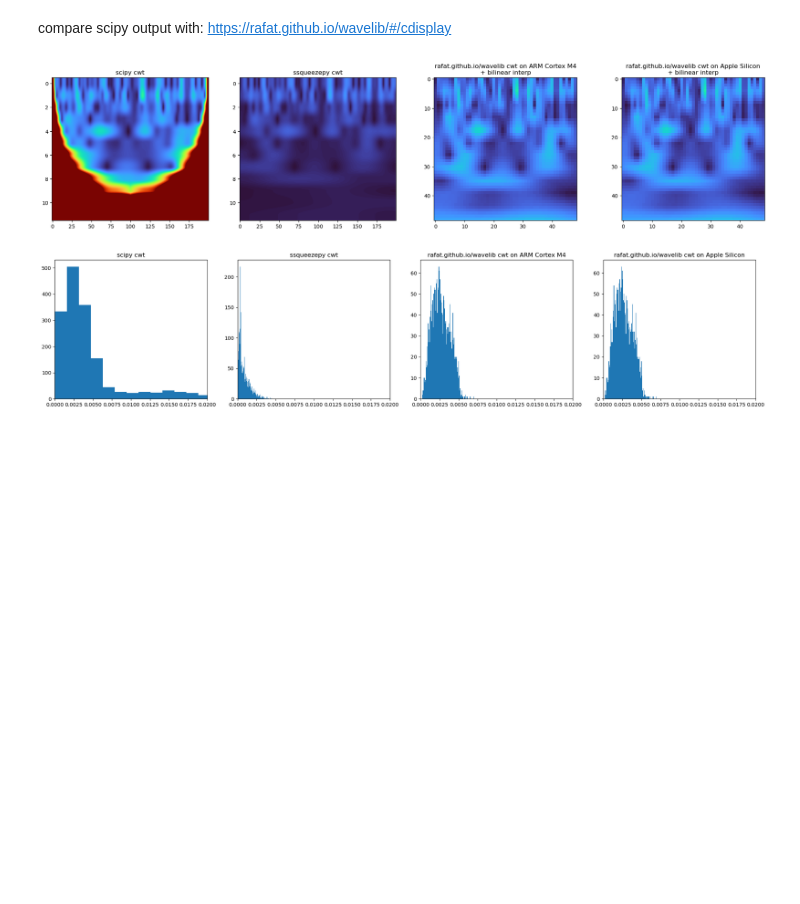
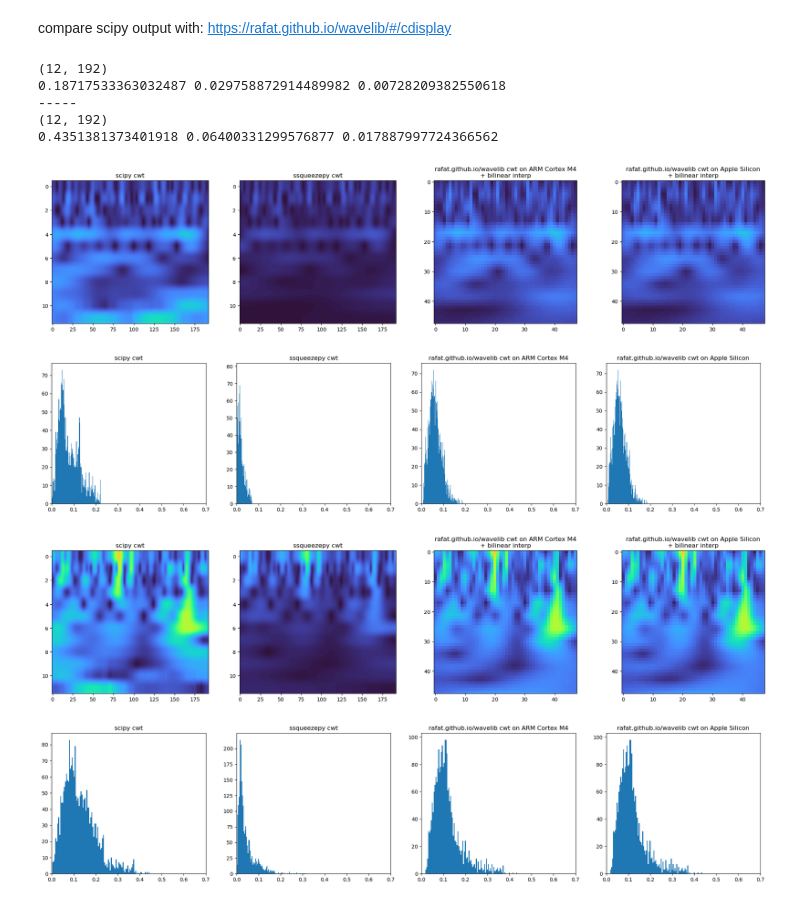
Before and after one commit to bitmorse/bearings-max78000, a Jupyter notebook: firmware/synthed_net/bearingnet/cwt_verification/cwt_bearings.ipynb, the cells around one changed output. Cells and saved outputs as stored; diff of their text form; code cells hidden in the pictures; blank space fills up the shorter version.

Commit message:
cwt on microcontroller works, not interpolation

```diff
--- a/firmware/synthed_net/bearingnet/cwt_verification/cwt_bearings.ipynb
+++ b/firmware/synthed_net/bearingnet/cwt_verification/cwt_bearings.ipynb
@@ -22,9 +22,10 @@ def exponential_smoothing(data, alpha):
 
     return smoothed_data
 
+INTERP_SIZE = 48
 SCALES = 12 #cwt scales
 MORLET = 5
-SAMPLE_LEN = 200
+SAMPLE_LEN = INTERP_SIZE*INTERP_SIZE//SCALES
 DECIMATION = 2 #by how much to decimate the signal of 20khz
 # %%
 all_normal_signal = np.loadtxt('exp1_b3_ch5_first100k.txt')
@@ -33,6 +34,9 @@ all_fault_signal = np.loadtxt('exp1_b3_ch5_last100k.txt')
 #first decimate the signals by 2
 all_normal_signal = scipy.signal.decimate(all_normal_signal, DECIMATION)
 all_fault_signal = scipy.signal.decimate(all_fault_signal, DECIMATION)
+
+#all_normal_signal = np.round(all_normal_signal*2**2)
+#all_fault_signal = np.round(all_fault_signal*2**2)
 
 smooth_all_normal_signal = exponential_smoothing(all_normal_signal, 1) #1 means no smoothing --> this yields best results
 smooth_all_fault_signal = exponential_smoothing(all_fault_signal, 1)
@@ -46,9 +50,17 @@ for i in range(0, len(smooth_all_normal_signal)-SAMPLE_LEN, SAMPLE_LEN):
     fault_signals.append(smooth_all_fault_signal[i:i+SAMPLE_LEN])
 
 
+#mean_normal_signal = np.mean(np.array(normal_signals),axis=0)
+#mean_fault_signal = np.mean(np.array(fault_signals),axis=0)
 
-mean_normal_signal = np.mean(np.array(normal_signals),axis=0)
-mean_fault_signal = np.mean(np.array(fault_signals),axis=0)
+
+mean_fault_signal = np.array(fault_signals[2])
+mean_normal_signal = np.array(normal_signals[9])
+
+
+#standardise the signals
+#mean_normal_signal = (mean_normal_signal - np.mean(mean_normal_signal))/np.std(mean_normal_signal)
+#mean_fault_signal = (mean_fault_signal - np.mean(mean_fault_signal))/np.std(mean_fault_signal)
 
 plt.plot(mean_normal_signal)
 plt.plot(mean_fault_signal)
@@ -88,6 +100,11 @@ pyperclip.copy(cstring)
 compare scipy output with: https://rafat.github.io/wavelib/#/cdisplay
 # %%
 def plot_cwts(signal, wavelib=False, normal=True):
+    VMIN = 0
+    VMAX = 0.7 #median of norm
+    BINS = 100
+    INTERP_SIZE = 48
+
     morlet_mu = MORLET
     dt=1
     wavelib_scales = np.array([2.000000, 2.804027, 3.931282, 5.511710, 7.727491, 10.834045, 15.189475, 21.295845, 29.857058, 41.859991, 58.688264, 82.281725,]) #wavelib generates this for us, we extracted it from the microcontroller
@@ -96,8 +113,7 @@ def plot_cwts(signal, wavelib=False, normal=True):
 
     ssqcwt_scales = np.exp(np.linspace(np.log(wavelib_scales)[0], np.log(wavelib_scales)[-1], SCALES)) #= log(wavelib_scales)
 
-    wavelib_as_re, wavelib_as_im = wavelib_as.cwt(signal, morlet_mu, dt, wavelib_J)
-    wavelib_as_mag = np.sqrt(wavelib_as_re**2 + wavelib_as_im**2)
+    wavelib_as_mag = wavelib_as.cwt(signal, morlet_mu, dt, wavelib_J)
 
 
     scipy_cwt = scipy.signal.cwt(signal, scipy.signal.morlet2,widths=wavelib_scales, w=morlet_mu)
@@ -123,64 +139,78 @@ def plot_cwts(signal, wavelib=False, normal=True):
     plt.figure(figsize=(25, 5))
     plt.subplot(1, 4, 1)
     plt.title('scipy cwt')
-    plt.imshow(scipy_cwt, aspect='auto', cmap='turbo', vmin=0, vmax=0.02)
+    plt.imshow(scipy_cwt, aspect='auto', cmap='turbo', vmin=VMIN, vmax=VMAX)
 
     #ssq cwt
     plt.subplot(1, 4, 2)
     plt.title('ssqueezepy cwt')
-    plt.imshow(w, aspect='auto', cmap='turbo', vmin=0, vmax=0.02)
+    plt.imshow(w, aspect='auto', cmap='turbo', vmin=VMIN, vmax=VMAX)
 
 
     if wavelib:
 
         plt.subplot(1, 4, 3)
         plt.title('rafat.github.io/wavelib cwt on ARM Cortex M4\n+ bilinear interp')
-
-        wavelib_cwt = wavelib_as.bilinear_interpolate(wavelib_cwt.flatten(), SCALES, SAMPLE_LEN, 49, 49)
-        plt.imshow(wavelib_cwt, cmap='turbo', vmin=0, vmax=0.02, interpolation='none')
+        print(wavelib_cwt.shape)
+        wavelib_cwt = wavelib_cwt.flatten()
+        wavelib_cwt = wavelib_as.bilinear_interpolate(wavelib_cwt, SCALES, SAMPLE_LEN, INTERP_SIZE, INTERP_SIZE)
+        plt.imshow(wavelib_cwt, cmap='turbo', vmin=VMIN, vmax=VMAX,interpolation='none')
 
 
         plt.subplot(1, 4, 4)
         plt.title('rafat.github.io/wavelib cwt on Apple Silicon\n+ bilinear interp')
 
-        wavelib_as_mag = wavelib_as.bilinear_interpolate(wavelib_as_mag.flatten(), SCALES, SAMPLE_LEN, 49, 49)
-        plt.imshow(wavelib_as_mag, cmap='turbo', vmin=0, vmax=0.02, interpolation='none')
+
+        wavelib_as_mag = wavelib_as_mag.flatten()
+        wavelib_as_mag = wavelib_as.bilinear_interpolate(wavelib_as_mag, SCALES, SAMPLE_LEN, INTERP_SIZE, INTERP_SIZE)
+        print(np.max(wavelib_as_mag), np.std(wavelib_as_mag) , np.min(wavelib_as_mag))
+
+
+        plt.imshow(wavelib_as_mag, cmap='turbo', vmin=VMIN, vmax=VMAX,interpolation='none') #, interpolation='bilinear', aspect='auto'$
 
         #y axis is 0 = nyquist frequency, >8 small freqs
         #x axis is time
 
 
     ################################################################################################################
     #                                             plot histograms
     ################################################################################################################
     plt.figure(figsize=(25, 5))
     plt.subplot(1, 4, 1)
     plt.title('scipy cwt')
-    plt.hist(scipy_cwt.flatten(), bins=100)
-    plt.xlim([0, 0.02])
-
+    plt.hist(scipy_cwt.flatten(), bins=BINS)
+    plt.xlim([VMIN, VMAX])
 
     plt.subplot(1, 4, 2)
     plt.title('ssqueezepy cwt')
-    plt.hist(w.flatten(), bins=100)
-    plt.xlim([0, 0.02])
+    plt.hist(w.flatten(), bins=BINS)
+    plt.xlim([VMIN, VMAX])
+
 
 
     if wavelib:
         plt.subplot(1, 4, 3)
         plt.title('rafat.github.io/wavelib cwt on ARM Cortex M4')
-        plt.hist(wavelib_cwt.flatten(), bins=100)
+        plt.hist(wavelib_cwt.flatten(), bins=BINS)
         #x axis limit
-        plt.xlim([0, 0.02])
+        plt.xlim([VMIN, VMAX])
 
         plt.subplot(1, 4, 4)
         plt.title('rafat.github.io/wavelib cwt on Apple Silicon')
-        plt.hist(wavelib_as_mag.flatten(), bins=100)
+        plt.hist(wavelib_as_mag.flatten(), bins=BINS)
         #x axis limit
-        plt.xlim([0, 0.02])
+        plt.xlim([VMIN, VMAX])
 
 plot_cwts(mean_normal_signal, wavelib=True, normal=True)
+print("-----")
 plot_cwts(mean_fault_signal, wavelib=True, normal=False)
 # %% [output]
+(12, 192)
+0.18717533363032487 0.029758872914489982 0.00728209382550618
+-----
+(12, 192)
+0.4351381373401918 0.06400331299576877 0.017887997724366562
-[figure, old version]
+[figure, new version]
-[figure, old version]
+[figure, new version]
+[figure, added]
+[figure, added]
```
Also changed, not shown: parts of 4 cells of this notebook, 12 other files.
